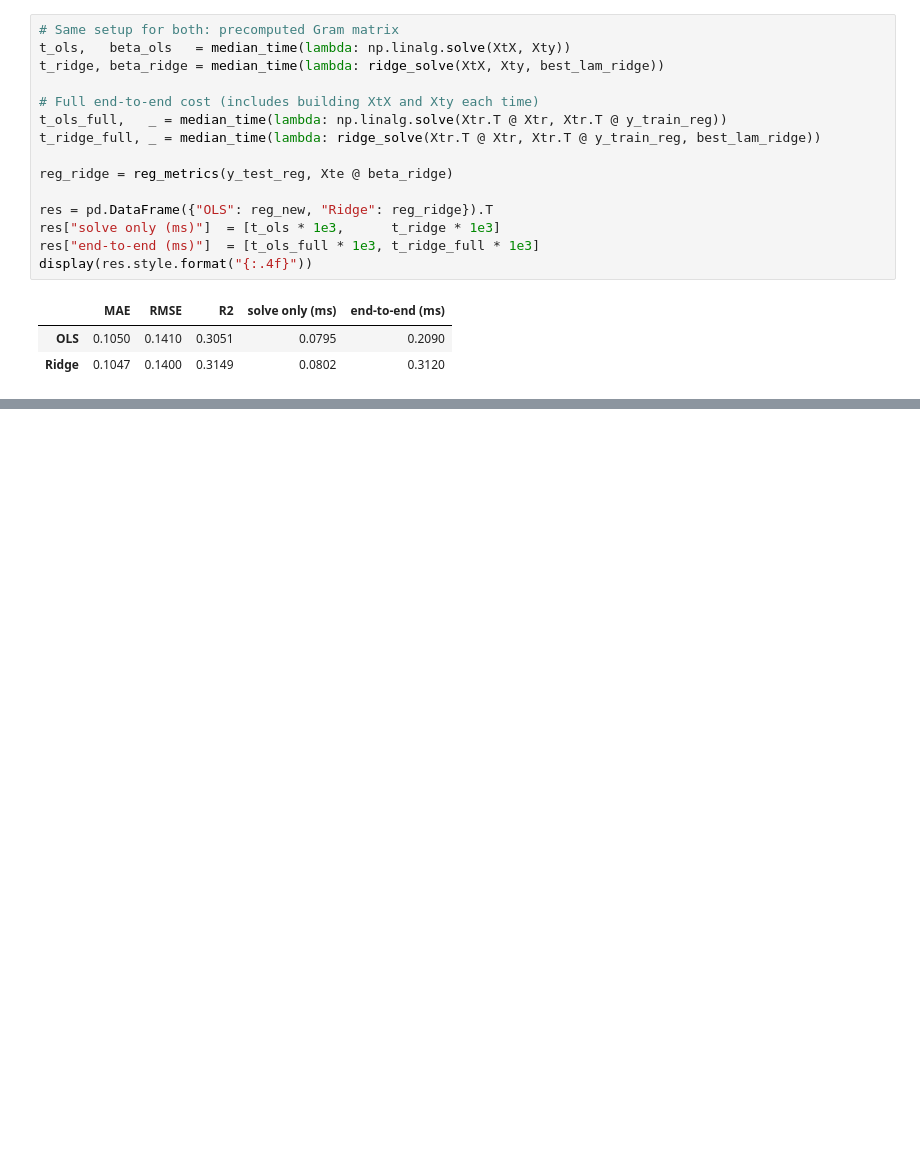
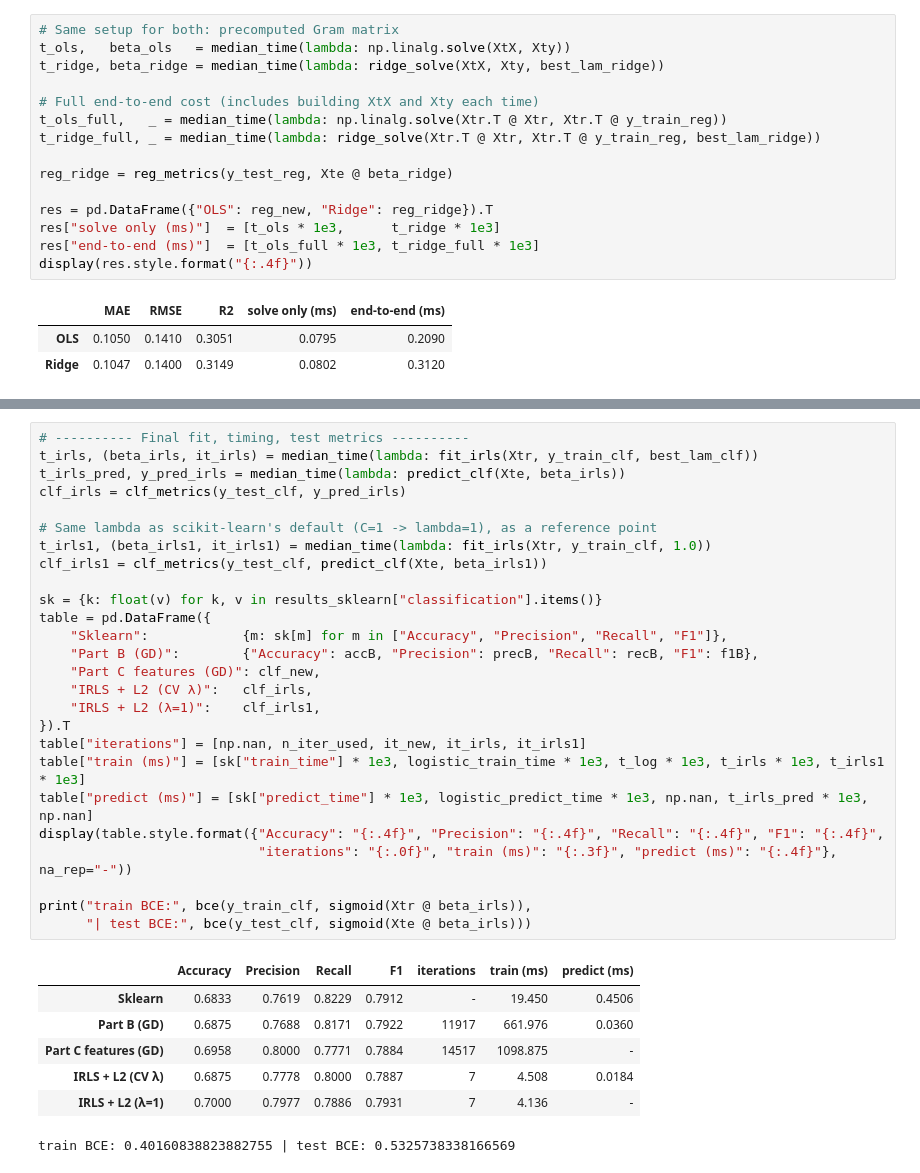
Before and after one commit to Deeksha-NN/202618002_Deeksha_DS605, a Jupyter notebook: 202618002_DS605_LAB05/202618002_DS605_lab05.ipynb, the cells around one changed output, grey strips where cells are left out. Saved outputs shown, nothing was run; the diff lists cells and outputs as text; blank space fills up the shorter version.

```diff
--- a/202618002_DS605_LAB05/202618002_DS605_lab05.ipynb
+++ b/202618002_DS605_LAB05/202618002_DS605_lab05.ipynb
@@ -1099,0 +1141,34 @@ display(res.style.format("{:.4f}"))
+# %%
+# ---------- Final fit, timing, test metrics ----------
+t_irls, (beta_irls, it_irls) = median_time(lambda: fit_irls(Xtr, y_train_clf, best_lam_clf))
+t_irls_pred, y_pred_irls = median_time(lambda: predict_clf(Xte, beta_irls))
+clf_irls = clf_metrics(y_test_clf, y_pred_irls)
+
+# Same lambda as scikit-learn's default (C=1 -> lambda=1), as a reference point
+t_irls1, (beta_irls1, it_irls1) = median_time(lambda: fit_irls(Xtr, y_train_clf, 1.0))
+clf_irls1 = clf_metrics(y_test_clf, predict_clf(Xte, beta_irls1))
+
+sk = {k: float(v) for k, v in results_sklearn["classification"].items()}
+table = pd.DataFrame({
+    "Sklearn":            {m: sk[m] for m in ["Accuracy", "Precision", "Recall", "F1"]},
+    "Part B (GD)":        {"Accuracy": accB, "Precision": precB, "Recall": recB, "F1": f1B},
+    "Part C features (GD)": clf_new,
+    "IRLS + L2 (CV λ)":   clf_irls,
+    "IRLS + L2 (λ=1)":    clf_irls1,
+}).T
+table["iterations"] = [np.nan, n_iter_used, it_new, it_irls, it_irls1]
+table["train (ms)"] = [sk["train_time"] * 1e3, logistic_train_time * 1e3, t_log * 1e3, t_irls * 1e3, t_irls1 * 1e3]
+table["predict (ms)"] = [sk["predict_time"] * 1e3, logistic_predict_time * 1e3, np.nan, t_irls_pred * 1e3, np.nan]
+display(table.style.format({"Accuracy": "{:.4f}", "Precision": "{:.4f}", "Recall": "{:.4f}", "F1": "{:.4f}",
+                            "iterations": "{:.0f}", "train (ms)": "{:.3f}", "predict (ms)": "{:.4f}"}, na_rep="-"))
+
+print("train BCE:", bce(y_train_clf, sigmoid(Xtr @ beta_irls)),
+      "| test BCE:", bce(y_test_clf, sigmoid(Xte @ beta_irls)))
+# %% [output]
+|  | Accuracy | Precision | Recall | F1 | iterations | train (ms) | predict (ms) |
+| Sklearn | 0.6833 | 0.7619 | 0.8229 | 0.7912 | - | 19.450 | 0.4506 |
+| Part B (GD) | 0.6875 | 0.7688 | 0.8171 | 0.7922 | 11917 | 661.976 | 0.0360 |
+| Part C features (GD) | 0.6958 | 0.8000 | 0.7771 | 0.7884 | 14517 | 1098.875 | - |
+| IRLS + L2 (CV λ) | 0.6875 | 0.7778 | 0.8000 | 0.7887 | 7 | 4.508 | 0.0184 |
+| IRLS + L2 (λ=1) | 0.7000 | 0.7977 | 0.7886 | 0.7931 | 7 | 4.136 | - |
+train BCE: 0.40160838823882755 | test BCE: 0.5325738338166569
```
Also changed, not shown: parts of 3 cells of this notebook.
